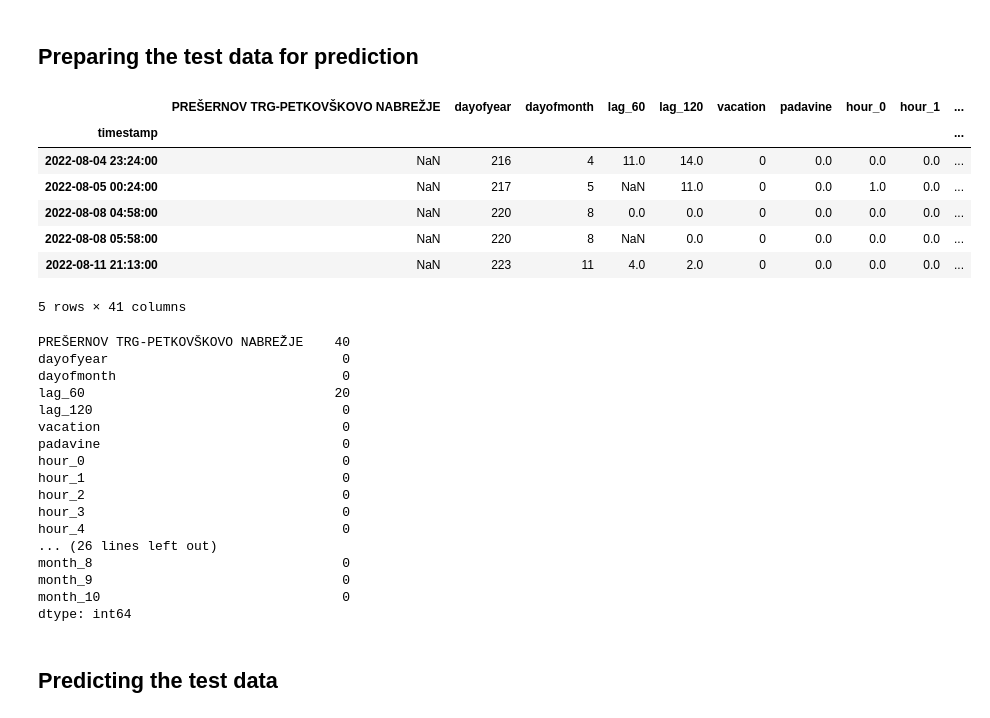
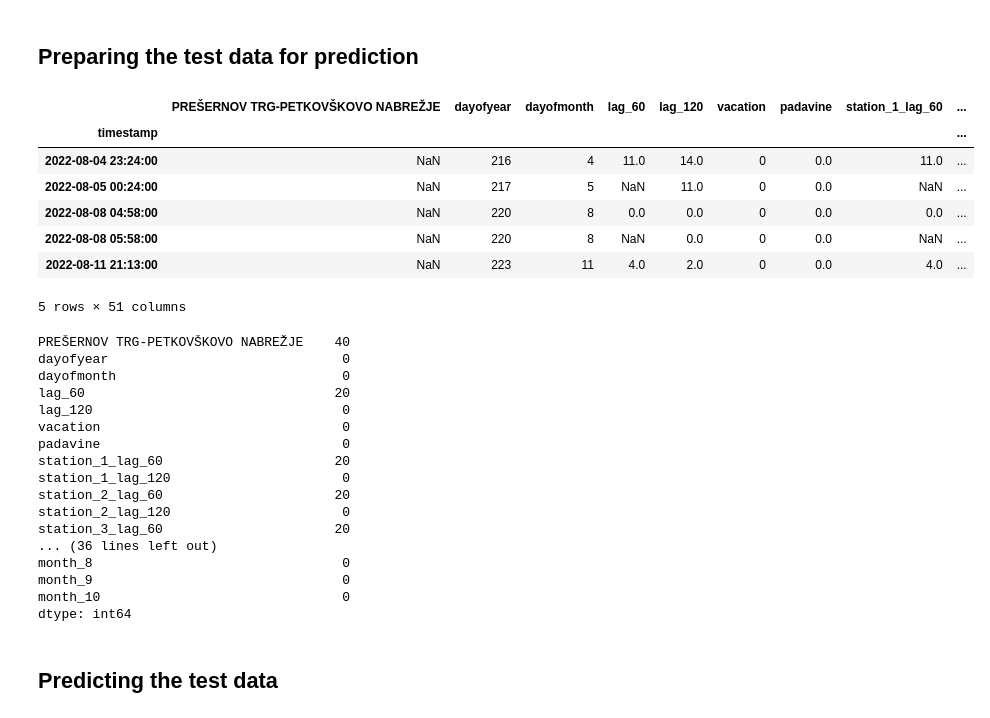
Before and after one commit to ZanMervic/bicikelj_machine_learning_project, a Jupyter notebook: bicikelj_XGB.ipynb, the cells around one changed output. Saved outputs shown, nothing was run; the diff lists cells and outputs as text; code cells hidden in the pictures.

Commit message:
Metadata with XGB, new best prediction

```diff
--- a/bicikelj_XGB.ipynb
+++ b/bicikelj_XGB.ipynb
@@ -231,0 +232,31 @@ df_list[0].to_csv("data/other/processed.csv")
+# %%
+metadata = pd.read_csv("data/extra/bicikelj_metadata.csv")
+
+def free_spaces(station):
+    station = station.copy()
+    # Get the total number of spaces for the station
+    station_metadata = metadata[metadata["postaja"] == station.columns[0]]
+    total_space = station_metadata["total_space"].values[0]
+    lags = [60, 120]
+    for lag in lags:
+        station_lag = station.copy()
+        # Drop all but the target column
+        station_lag = station_lag[[station.columns[0]]]
+        # Subtract the number of occupied spaces from the total number of spaces
+        station_lag[station.columns[0]] = total_space - station_lag[station.columns[0]]
+        # Subtract 60 minutes from the index
+        station_lag.index = station_lag.index + pd.Timedelta(minutes=lag)
+        # Rename the column to "lag_60"
+        station_lag.columns = [f"free_space_lag_{lag}"]
+        # Merge the dataframe with the lagged dataframe
+        df = pd.merge_asof(
+            station,
+            station_lag,
+            left_index=True,
+            right_index=True,
+            direction="nearest",
+            tolerance=pd.Timedelta("15m"),
+        )
+    return station
+
+df_list = [free_spaces(station) for station in df_list]
@@ -269,7 +353,11 @@ display(df_list[0].tail())
 # %%
 # # From the dataframes make two dataframes, one with all the features and 60 minutes lag and one with 120 minutes lag
 df_list_60 = [station.drop(columns=["lag_120"]) for station in df_list]
+for i in range(number_of_closest_stations):
+    df_list_60 = [station.drop(columns=[f"station_{i+1}_lag_120"]) for station in df_list_60]
 df_list_120 = [station.drop(columns=["lag_60"]) for station in df_list]
+for i in range(number_of_closest_stations):
+    df_list_120 = [station.drop(columns=[f"station_{i+1}_lag_60"]) for station in df_list_120]
 # %% [markdown]
 # Model Testing With Cross Validation
 # %%
@@ -499,41 +608,43 @@ df_test = df_test.sort_index()
 # Create a list of dataframes, one for each station for the test and train set
 df_train_list = [df[[station]] for station in df.columns]
 df_test_list = [df_test[[station]] for station in df_test.columns]
 
 # Add the "Test" column to the dataframes
 df_train_list = [station.assign(Test=False) for station in df_train_list]
 df_test_list = [station.assign(Test=True) for station in df_test_list]
 
 test_df_list = []
 for train, test in zip(df_train_list, df_test_list):
         # Concatenate the two dataframes
         train_n_test = pd.concat([train, test], axis=0)
         train_n_test = train_n_test.sort_index()
         # Add the lags and datetime features
         train_n_test = create_features(train_n_test)
         train_n_test = add_lags(train_n_test)
         train_n_test = add_school_days(train_n_test)
         train_n_test = add_weather(train_n_test, weather)
+        train_n_test = free_spaces(train_n_test)
+        train_n_test = add_n_closest(train_n_test, df_list, metadata, n=5)
         # One hot encode the categorical features
         train_n_test = one_hot_encode(train_n_test)
         # Select only the rows which are in the test set
         station_test = train_n_test[train_n_test["Test"] == True]
         # Drop the "Test" column
         station_test = station_test.drop("Test", axis=1)
         # Add the dataframe to the list
         test_df_list.append(station_test)
 
 display(test_df_list[0].head())
 display(test_df_list[0].isna().sum())
 # %% [output]
-|  | PREŠERNOV TRG-PETKOVŠKOVO NABREŽJE | dayofyear | dayofmonth | lag_60 | lag_120 | vacation | padavine | hour_0 | hour_1 | ... |
-| timestamp |  |  |  |  |  |  |  |  |  | ... |
-| 2022-08-04 23:24:00 | NaN | 216 | 4 | 11.0 | 14.0 | 0 | 0.0 | 0.0 | 0.0 | ... |
-| 2022-08-05 00:24:00 | NaN | 217 | 5 | NaN | 11.0 | 0 | 0.0 | 1.0 | 0.0 | ... |
-| 2022-08-08 04:58:00 | NaN | 220 | 8 | 0.0 | 0.0 | 0 | 0.0 | 0.0 | 0.0 | ... |
-| 2022-08-08 05:58:00 | NaN | 220 | 8 | NaN | 0.0 | 0 | 0.0 | 0.0 | 0.0 | ... |
-| 2022-08-11 21:13:00 | NaN | 223 | 11 | 4.0 | 2.0 | 0 | 0.0 | 0.0 | 0.0 | ... |
+|  | PREŠERNOV TRG-PETKOVŠKOVO NABREŽJE | dayofyear | dayofmonth | lag_60 | lag_120 | vacation | padavine | station_1_lag_60 | ... |
+| timestamp |  |  |  |  |  |  |  |  | ... |
+| 2022-08-04 23:24:00 | NaN | 216 | 4 | 11.0 | 14.0 | 0 | 0.0 | 11.0 | ... |
+| 2022-08-05 00:24:00 | NaN | 217 | 5 | NaN | 11.0 | 0 | 0.0 | NaN | ... |
+| 2022-08-08 04:58:00 | NaN | 220 | 8 | 0.0 | 0.0 | 0 | 0.0 | 0.0 | ... |
+| 2022-08-08 05:58:00 | NaN | 220 | 8 | NaN | 0.0 | 0 | 0.0 | NaN | ... |
+| 2022-08-11 21:13:00 | NaN | 223 | 11 | 4.0 | 2.0 | 0 | 0.0 | 4.0 | ... |
-5 rows × 41 columns
+5 rows × 51 columns
 PREŠERNOV TRG-PETKOVŠKOVO NABREŽJE    40
 dayofyear                              0
 dayofmonth                             0
@@ -541,12 +652,12 @@ lag_60                                20
 lag_120                                0
 vacation                               0
 padavine                               0
-hour_0                                 0
-hour_1                                 0
-hour_2                                 0
-hour_3                                 0
-hour_4                                 0
-... (26 lines left out)
+station_1_lag_60                      20
+station_1_lag_120                      0
+station_2_lag_60                      20
+station_2_lag_120                      0
+station_3_lag_60                      20
+... (36 lines left out)
 month_8                                0
 month_9                                0
 month_10                               0
```
Also changed, not shown: parts of 15 cells of this notebook, 9 other files.
